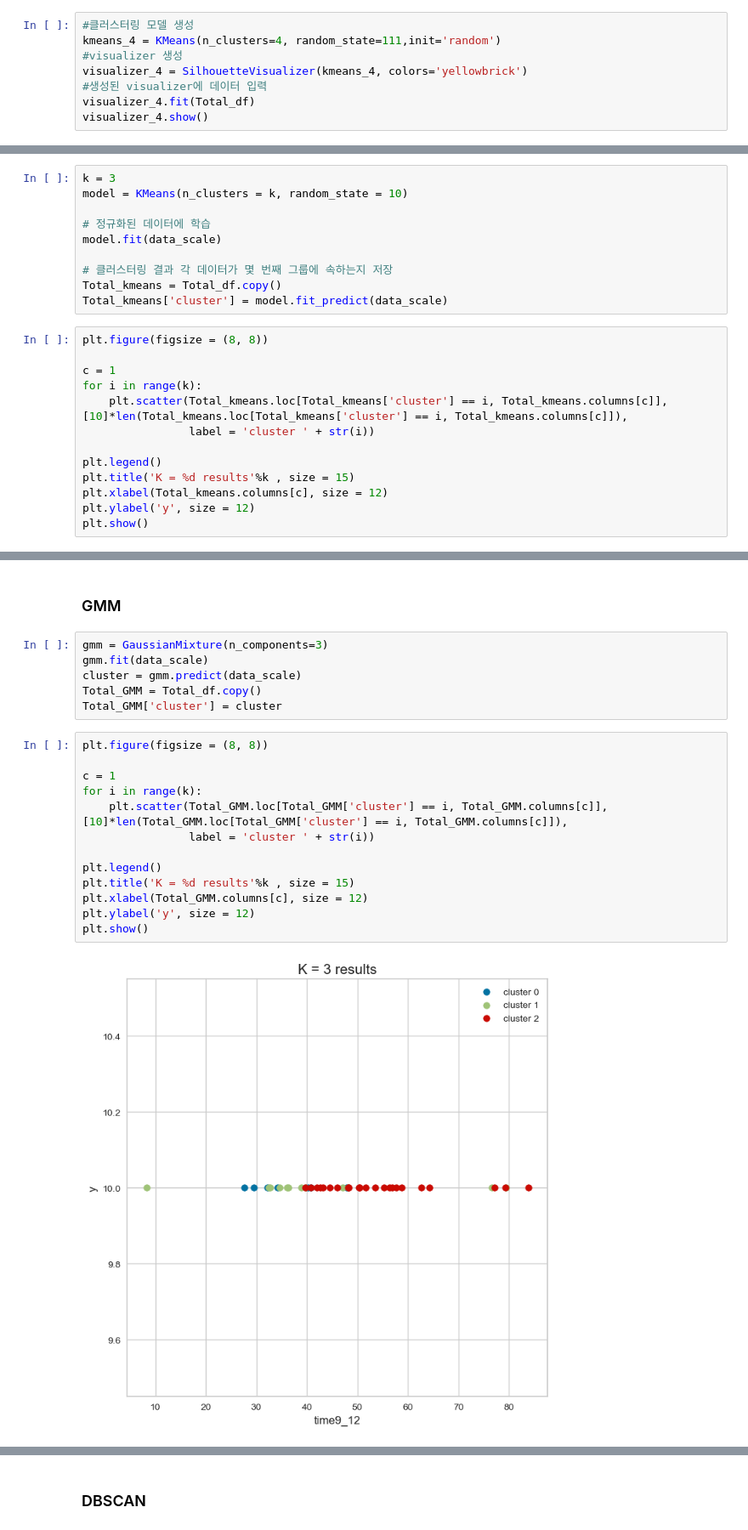
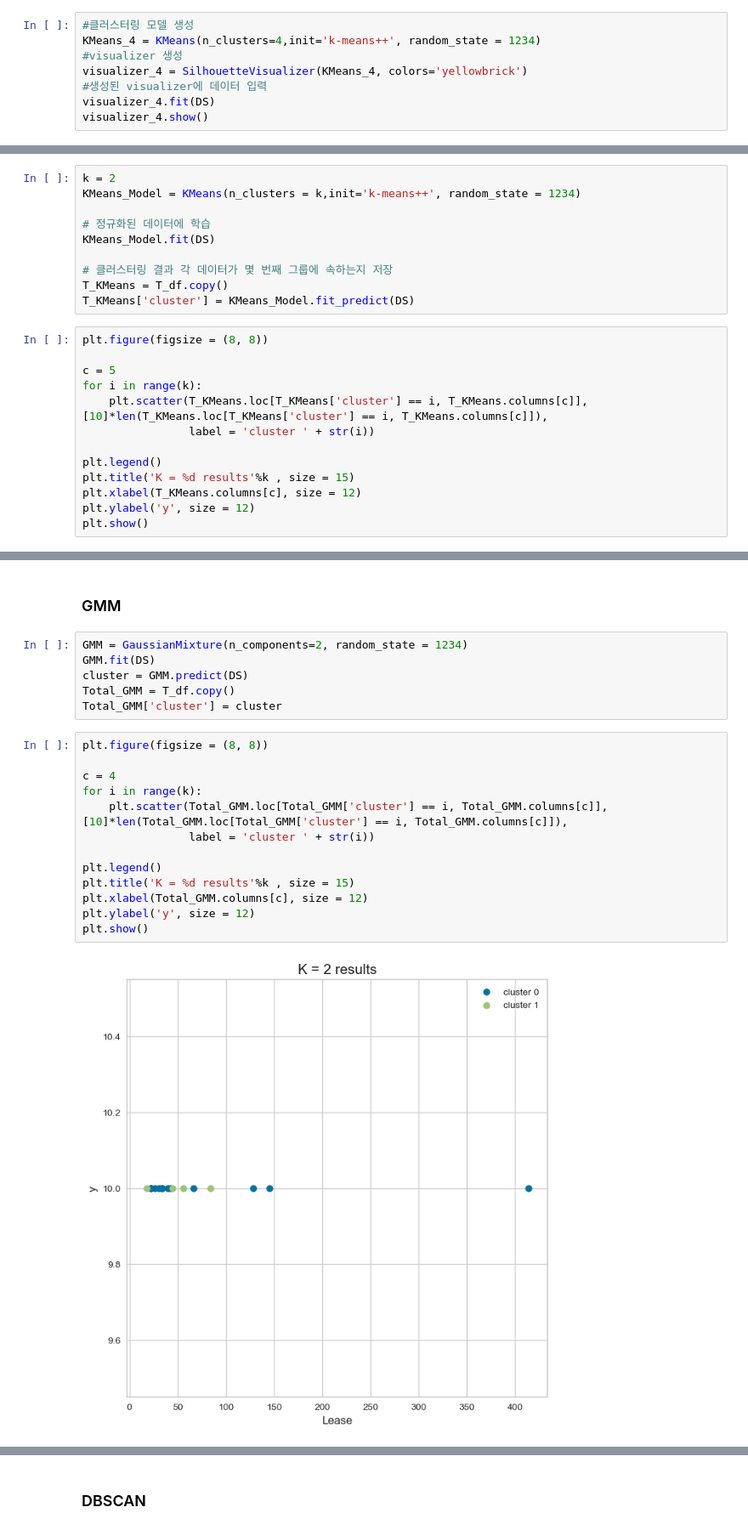
Before and after one commit to p-jiho/Big_Data_in_Seoul, a Jupyter notebook: clustering/Reduction_data.ipynb, the cells around one changed output, grey strips where cells are left out. Shown at 85% size. Saved outputs shown, nothing was run; the diff lists cells and outputs as text.

```diff
--- a/clustering/Reduction_data.ipynb
+++ b/clustering/Reduction_data.ipynb
@@ -134,9 +145,9 @@ visualizer_3.show()
 # %%
 #클러스터링 모델 생성
-kmeans_4 = KMeans(n_clusters=4, random_state=111,init='random')
+KMeans_4 = KMeans(n_clusters=4,init='k-means++', random_state = 1234)
 #visualizer 생성
-visualizer_4 = SilhouetteVisualizer(kmeans_4, colors='yellowbrick')
+visualizer_4 = SilhouetteVisualizer(KMeans_4, colors='yellowbrick')
 #생성된 visualizer에 데이터 입력
-visualizer_4.fit(Total_df)
+visualizer_4.fit(DS)
 visualizer_4.show()
 # %% [output]
@@ -149,24 +162,24 @@ visualizer_4.show()
 # %%
-k = 3
-model = KMeans(n_clusters = k, random_state = 10)
+k = 2
+KMeans_Model = KMeans(n_clusters = k,init='k-means++', random_state = 1234)
 
 # 정규화된 데이터에 학습
-model.fit(data_scale)
+KMeans_Model.fit(DS)
 
 # 클러스터링 결과 각 데이터가 몇 번째 그룹에 속하는지 저장
-Total_kmeans = Total_df.copy()
-Total_kmeans['cluster'] = model.fit_predict(data_scale)
+T_KMeans = T_df.copy()
+T_KMeans['cluster'] = KMeans_Model.fit_predict(DS)
 # %%
 plt.figure(figsize = (8, 8))
 
-c = 1
+c = 5
 for i in range(k):
-    plt.scatter(Total_kmeans.loc[Total_kmeans['cluster'] == i, Total_kmeans.columns[c]], [10]*len(Total_kmeans.loc[Total_kmeans['cluster'] == i, Total_kmeans.columns[c]]),
+    plt.scatter(T_KMeans.loc[T_KMeans['cluster'] == i, T_KMeans.columns[c]], [10]*len(T_KMeans.loc[T_KMeans['cluster'] == i, T_KMeans.columns[c]]),
                 label = 'cluster ' + str(i))
 
 plt.legend()
 plt.title('K = %d results'%k , size = 15)
-plt.xlabel(Total_kmeans.columns[c], size = 12)
+plt.xlabel(T_KMeans.columns[c], size = 12)
 plt.ylabel('y', size = 12)
 plt.show()
 # %% [output]
@@ -178,23 +195,23 @@ plt.show()
 # %% [markdown]
 ### GMM
 # %%
-gmm = GaussianMixture(n_components=3)
-gmm.fit(data_scale)
-cluster = gmm.predict(data_scale)
-Total_GMM = Total_df.copy()
+GMM = GaussianMixture(n_components=2, random_state = 1234)
+GMM.fit(DS)
+cluster = GMM.predict(DS)
+Total_GMM = T_df.copy()
 Total_GMM['cluster'] = cluster
 # %%
 plt.figure(figsize = (8, 8))
 
-c = 1
+c = 4
 for i in range(k):
     plt.scatter(Total_GMM.loc[Total_GMM['cluster'] == i, Total_GMM.columns[c]], [10]*len(Total_GMM.loc[Total_GMM['cluster'] == i, Total_GMM.columns[c]]),
                 label = 'cluster ' + str(i))
 
 plt.legend()
 plt.title('K = %d results'%k , size = 15)
 plt.xlabel(Total_GMM.columns[c], size = 12)
 plt.ylabel('y', size = 12)
 plt.show()
 # %% [output]
-[figure, old version]
+[figure, new version]
```
Also changed, not shown: parts of 49 cells of this notebook.
